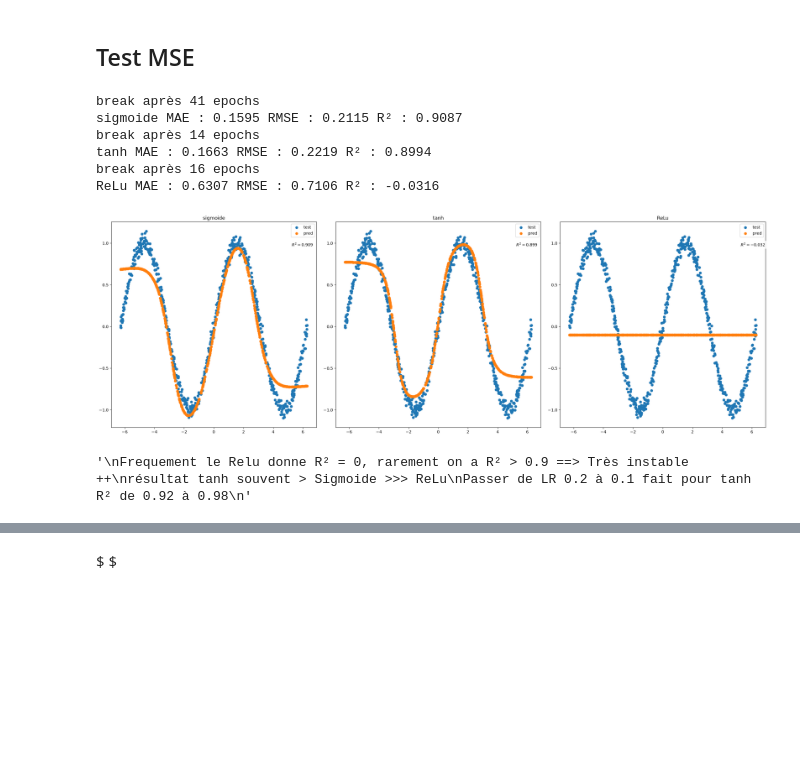
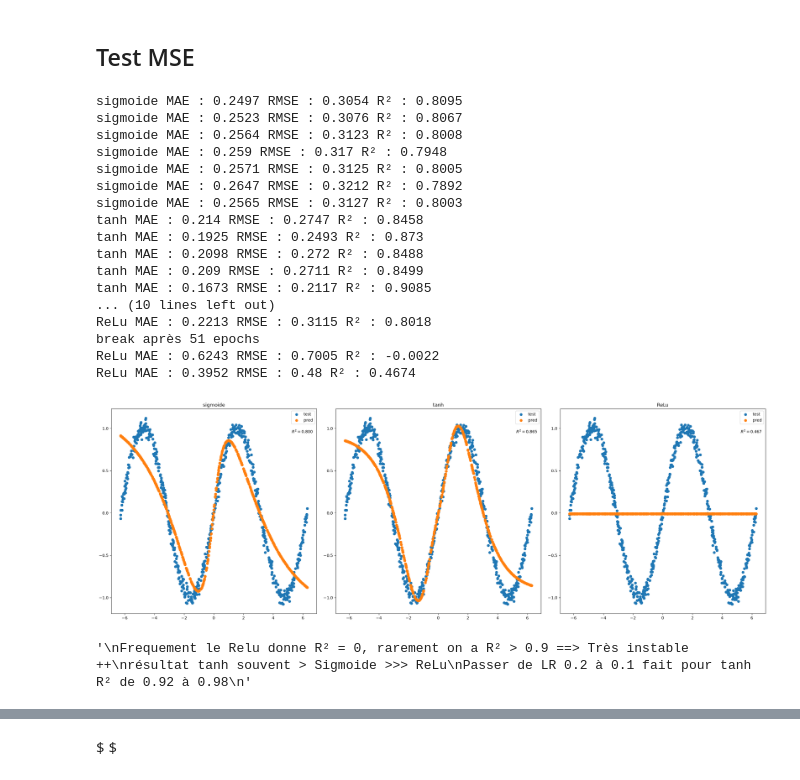
Before and after one commit to tbessadet/Python-projet-perso, a Jupyter notebook: MLP.ipynb, the cells around one changed output, grey strips where cells are left out. Cells and saved outputs as stored; diff of their text form; code cells hidden in the pictures; blank space fills up the shorter version.

```diff
--- a/MLP.ipynb
+++ b/MLP.ipynb
@@ -568,49 +580,70 @@ y = np.sin(X[:, 0]) + 0.05 * np.random.randn(X.shape[0])
 
 X_train, X_test, y_train, y_test = train_test_split(X, y, test_size=0.33, random_state=0)
 
 L = ['sigmoide', 'tanh', 'ReLu']
 fig, axes = plt.subplots(1, len(L), figsize=(24, 8))
 
 for k, activation in enumerate(L):
-    mod = MLP(
-        [X.shape[1],3,3,1],
-        g=activation,
-        loss='MSE',
-        epoch=100,
-        LR=0.2
-    )
-    mod.fit(X_train, y_train)
-    yhat = mod.predict(X_test)
+    sco = []
+    for j in range(6):
+        mod = MLP(
+            [X.shape[1],4,4,1],
+            g=activation,
+            loss='MSE',
+            epoch=1500,
+            LR=0.01
+        )
 
-    score = mod.scoring(yhat, y_test)
+        #Tests parammètres pour stabilisé ReLu :
+        mod.patience = 40
+        mod.batch = 64
+
+
+        mod.fit(X_train, y_train)
+        yhat = mod.predict(X_test)
+
+        score = mod.scoring(yhat, y_test)
+        sco.append(score)
+        print(activation, 'MAE :', np.round(score[0],4),'RMSE :', np.round(score[1],4),'R² :', np.round(score[2],4))
+    score = np.mean(sco, axis=0)
     print(activation, 'MAE :', np.round(score[0],4),'RMSE :', np.round(score[1],4),'R² :', np.round(score[2],4))
 
     axes[k].scatter(X_test, y_test, label='test')
     axes[k].scatter(X_test, yhat, label='pred')
     axes[k].set_title(activation)
     axes[k].text(
        0.88, 0.9,
         rf'$R^2 = {score[2]:.3f}$',
         transform=axes[k].transAxes,
         verticalalignment='top',
         bbox=dict(facecolor='white', alpha=0.8, edgecolor='none')
     )
     axes[k].legend()
 
 plt.tight_layout()
 plt.show()
 
 '''
 Frequement le Relu donne R² = 0, rarement on a R² > 0.9 ==> Très instable ++
 résultat tanh souvent > Sigmoide >>> ReLu
-Passer de LR 0.2 à 0.1 fait pour tanh R² de 0.92 à 0.98
 '''
 # %% [output]
-break après 41 epochs
-sigmoide MAE : 0.1595 RMSE : 0.2115 R² : 0.9087
-break après 14 epochs
-tanh MAE : 0.1663 RMSE : 0.2219 R² : 0.8994
-break après 16 epochs
-ReLu MAE : 0.6307 RMSE : 0.7106 R² : -0.0316
+sigmoide MAE : 0.2497 RMSE : 0.3054 R² : 0.8095
+sigmoide MAE : 0.2523 RMSE : 0.3076 R² : 0.8067
+sigmoide MAE : 0.2564 RMSE : 0.3123 R² : 0.8008
+sigmoide MAE : 0.259 RMSE : 0.317 R² : 0.7948
+sigmoide MAE : 0.2571 RMSE : 0.3125 R² : 0.8005
+sigmoide MAE : 0.2647 RMSE : 0.3212 R² : 0.7892
+sigmoide MAE : 0.2565 RMSE : 0.3127 R² : 0.8003
+tanh MAE : 0.214 RMSE : 0.2747 R² : 0.8458
+tanh MAE : 0.1925 RMSE : 0.2493 R² : 0.873
+tanh MAE : 0.2098 RMSE : 0.272 R² : 0.8488
+tanh MAE : 0.209 RMSE : 0.2711 R² : 0.8499
+tanh MAE : 0.1673 RMSE : 0.2117 R² : 0.9085
+... (10 lines left out)
+ReLu MAE : 0.2213 RMSE : 0.3115 R² : 0.8018
+break après 51 epochs
+ReLu MAE : 0.6243 RMSE : 0.7005 R² : -0.0022
+ReLu MAE : 0.3952 RMSE : 0.48 R² : 0.4674
-[figure, old version]
+[figure, new version]
 '\nFrequement le Relu donne R² = 0, rarement on a R² > 0.9 ==> Très instable ++\nrésultat tanh souvent > Sigmoide >>> ReLu\nPasser de LR 0.2 à 0.1 fait pour tanh R² de 0.92 à 0.98\n'
```
Also changed, not shown: parts of 7 cells of this notebook, 4 other files.
